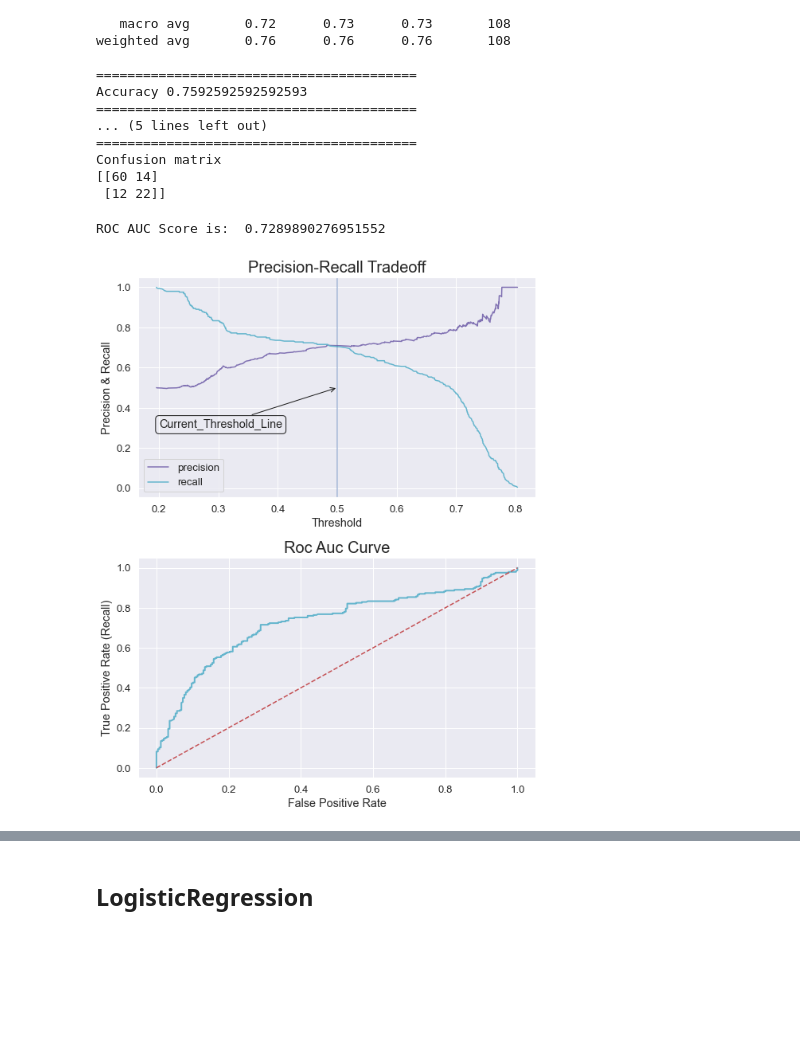
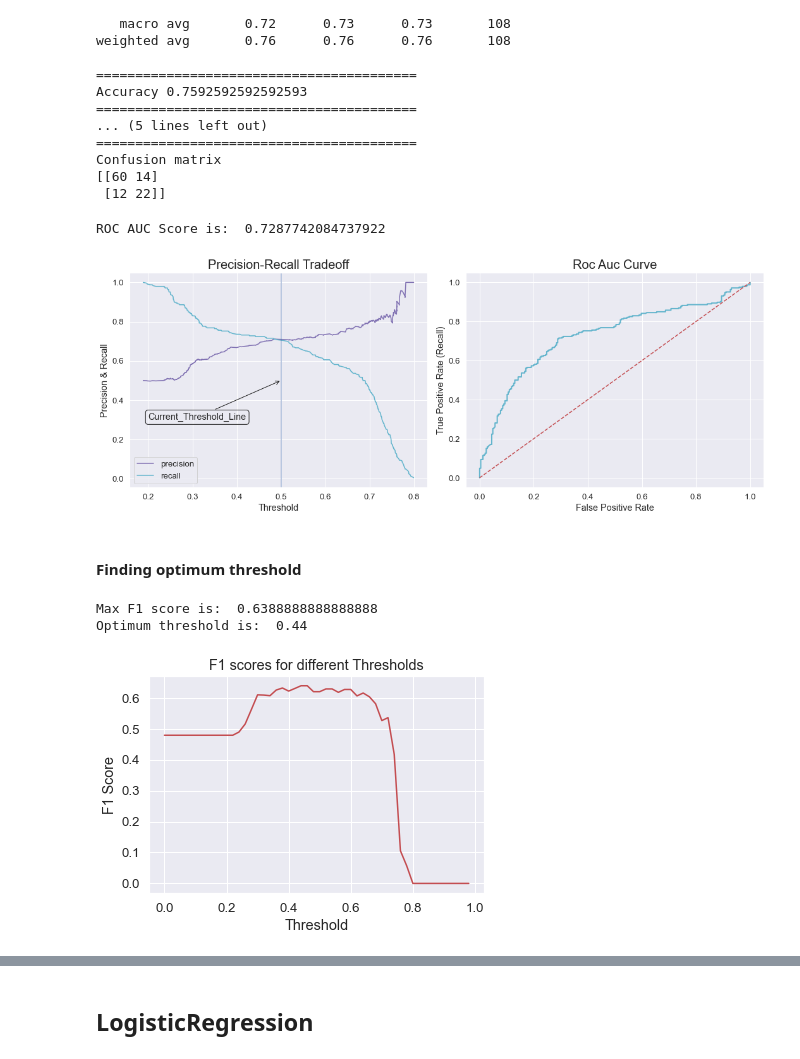
Before and after one commit to mdushetwar/Blood-Donation-Prediction, a Jupyter notebook: BloodDonationPred.ipynb, the cells around one changed output, grey strips where cells are left out. Drawn from its saved outputs; the diff is of its cells as text; code cells hidden in the pictures; blank space fills up the shorter version.

```diff
--- a/BloodDonationPred.ipynb
+++ b/BloodDonationPred.ipynb
@@ -612,7 +618,7 @@ class SkewnessTransformer(BaseEstimator, TransformerMixin):
         columns (str or list): The name of the column(s) to transform. If multiple columns, pass them as a list.
     """
 
-    def __init__(self, method='boxcox', columns=None):
+    def __init__(self, method=None, columns=None):
         self.method = method
         self.columns = columns
 
@@ -754,8 +760,8 @@ def check_tradeoffs(ml_model, X, y, cv=5, threshold_proba=0.5):
     # Plotting Recall and Precision tradeoff
     precision, recall, threshold= precision_recall_curve(y, y_probas_donor)
 
-    plt.figure(figsize=(8,10))
-    plt.subplot(2,1,1)
+    plt.figure(figsize=(15,6))
+    plt.subplot(1,2,1)
     plt.plot(threshold, precision[:-1], color='m', label='precision')
     plt.plot(threshold, recall[:-1], color='c', label='recall')
     plt.annotate('Current_Threshold_Line', (threshold_proba, 0.5), (0.2, 0.3),
@@ -768,7 +774,7 @@ def check_tradeoffs(ml_model, X, y, cv=5, threshold_proba=0.5):
     plt.title('Precision-Recall Tradeoff'.title(), fontsize=20);
 
     # Plotting ROC AUC Curve
-    plt.subplot(2,1,2)
+    plt.subplot(1,2,2)
     plt.plot(false_positive_rate, true_positive_rate, linewidth=2, color="c")
     plt.plot([0,1], [0,1], "r--")
     plt.xlabel("False Positive Rate")
@@ -978,9 +1023,9 @@ X_test_transformed = preprocessor.transform(X_test)
 # SMOTE
 X_smote, y_smote= smote.fit_resample(X_train_transformed, y_train)
 # %%
-svc = SVC(probability=True)
-svc.fit(X_smote, y_smote)
-y_pred = svc.predict(X_test_transformed)
+svc_before_tuning = SVC(probability=True)
+svc_before_tuning.fit(X_smote, y_smote)
+y_pred = svc_before_tuning.predict(X_test_transformed)
 # %%
 check_result(y_test, y_pred)
 # %% [output]
@@ -1002,7 +1047,9 @@ Confusion matrix
 [[60 14]
  [12 22]]
 # %%
-check_tradeoffs(svc, X_smote, y_smote, cv=5, threshold_proba=0.50)
+check_tradeoffs(svc_before_tuning, X_smote, y_smote, cv=5, threshold_proba=0.50)
 # %% [output]
-ROC AUC Score is:  0.7289890276951552
+ROC AUC Score is:  0.7287742084737922
-[figure, old version]
+[figure, new version]
+# %% [markdown]
+#### Finding optimum threshold
@@ -1009 +1058,8 @@ ROC AUC Score is:  0.7289890276951552
+# %%
+# finding optimum threshold value for SVC classifier
+opt_threshold(svc_threshold, train_features=X_smote, train_labels=y_smote, test_features=X_test_transformed, test_labels=y_test)
+# %% [output]
+Max F1 score is:  0.6388888888888888
+Optimum threshold is:  0.44
+[figure, added]
 # %%
```
Also changed, not shown: parts of 57 cells of this notebook, 4 other files.
